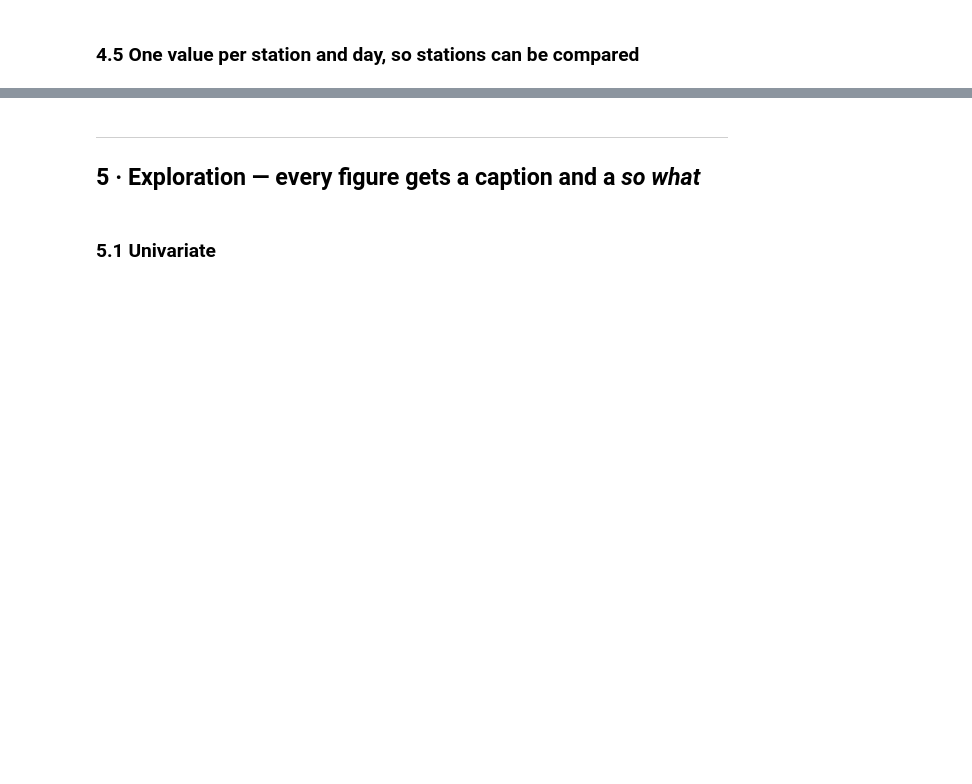
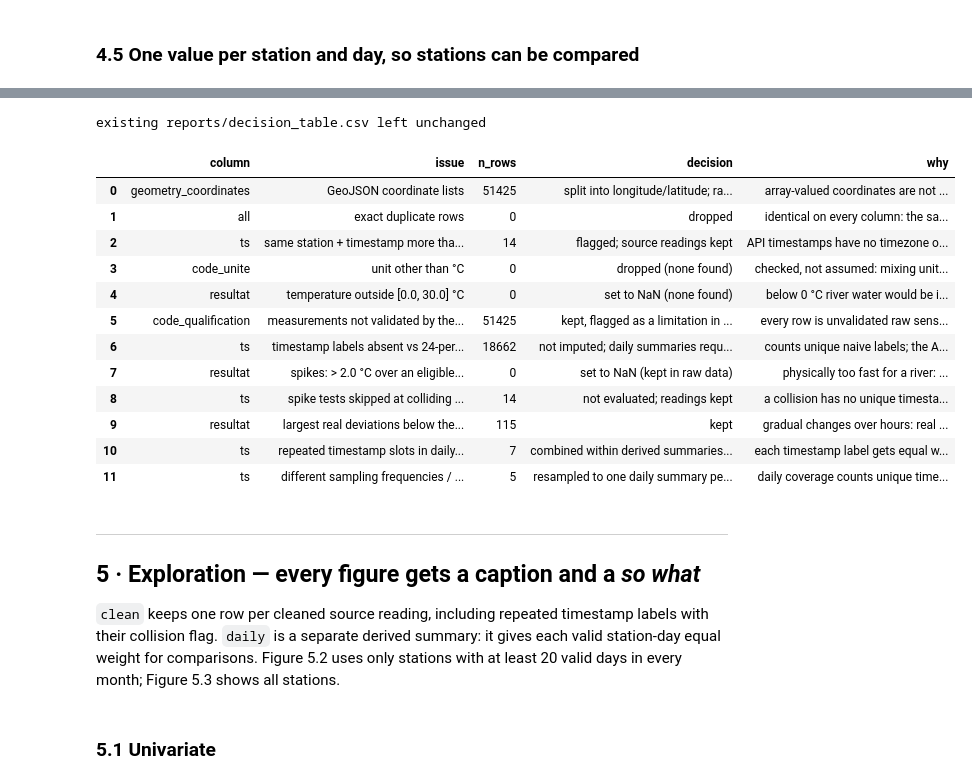
Before and after one commit to andreapenacastro/Project_07_Hubeau_River_Temperature, a Jupyter notebook: project_07_hubeau_river_temperature.ipynb, the cells around one changed output, grey strips where cells are left out. Cells and saved outputs as stored; diff of their text form; code cells hidden in the pictures; blank space fills up the shorter version.

```diff
--- a/project_07_hubeau_river_temperature.ipynb
+++ b/project_07_hubeau_river_temperature.ipynb
@@ -663,10 +755,32 @@ daily.head()
 # %%
 decision_table = pd.DataFrame(decisions, columns=["column", "issue", "n_rows", "decision", "why"])
-decision_table.to_csv(REPORTS / "decision_table.csv", index=False)
+decision_path = REPORTS / "decision_table.csv"
+# keep an existing teammate report file; the current table is still shown below
+if not decision_path.exists():
+    decision_table.to_csv(decision_path, index=False)
+else:
+    print("existing reports/decision_table.csv left unchanged")
 decision_table
+# %% [output]
+existing reports/decision_table.csv left unchanged
+|  | column | issue | n_rows | decision | why |
+| 0 | geometry_coordinates | GeoJSON coordinate lists | 51425 | split into longitude/latitude; ra... | array-valued coordinates are not ... |
+| 1 | all | exact duplicate rows | 0 | dropped | identical on every column: the sa... |
+| 2 | ts | same station + timestamp more tha... | 14 | flagged; source readings kept | API timestamps have no timezone o... |
+| 3 | code_unite | unit other than °C | 0 | dropped (none found) | checked, not assumed: mixing unit... |
+| 4 | resultat | temperature outside [0.0, 30.0] °C | 0 | set to NaN (none found) | below 0 °C river water would be i... |
+| 5 | code_qualification | measurements not validated by the... | 51425 | kept, flagged as a limitation in ... | every row is unvalidated raw sens... |
+| 6 | ts | timestamp labels absent vs 24-per... | 18662 | not imputed; daily summaries requ... | counts unique naive labels; the A... |
+| 7 | resultat | spikes: > 2.0 °C over an eligible... | 0 | set to NaN (kept in raw data) | physically too fast for a river: ... |
+| 8 | ts | spike tests skipped at colliding ... | 14 | not evaluated; readings kept | a collision has no unique timesta... |
+| 9 | resultat | largest real deviations below the... | 115 | kept | gradual changes over hours: real ... |
+| 10 | ts | repeated timestamp slots in daily... | 7 | combined within derived summaries... | each timestamp label gets equal w... |
+| 11 | ts | different sampling frequencies / ... | 5 | resampled to one daily summary pe... | daily coverage counts unique time... |
 # %% [markdown]
 ---
 ## 5 · Exploration — every figure gets a caption and a *so what*
+
+`clean` keeps one row per cleaned source reading, including repeated timestamp labels with their collision flag. `daily` is a separate derived summary: it gives each valid station-day equal weight for comparisons. Figure 5.2 uses only stations with at least 20 valid days in every month; Figure 5.3 shows all stations.
 # %%
 def show(fig, title, caption, so_what, name):
     fig.suptitle(title, x=0.01, ha="left", fontsize=12, fontweight="bold")
```
Also changed, not shown: parts of 21 cells of this notebook, 2 other files.
